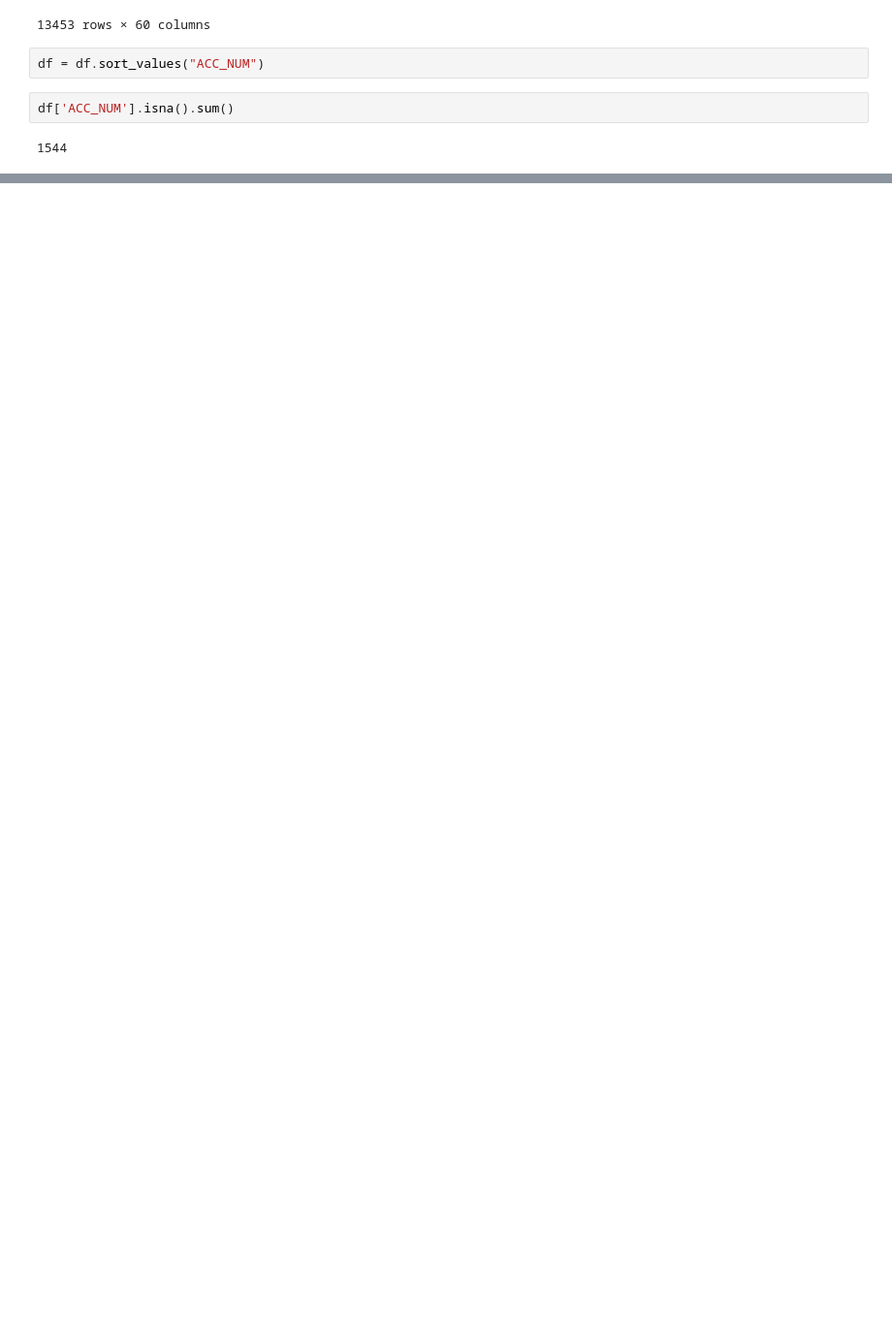
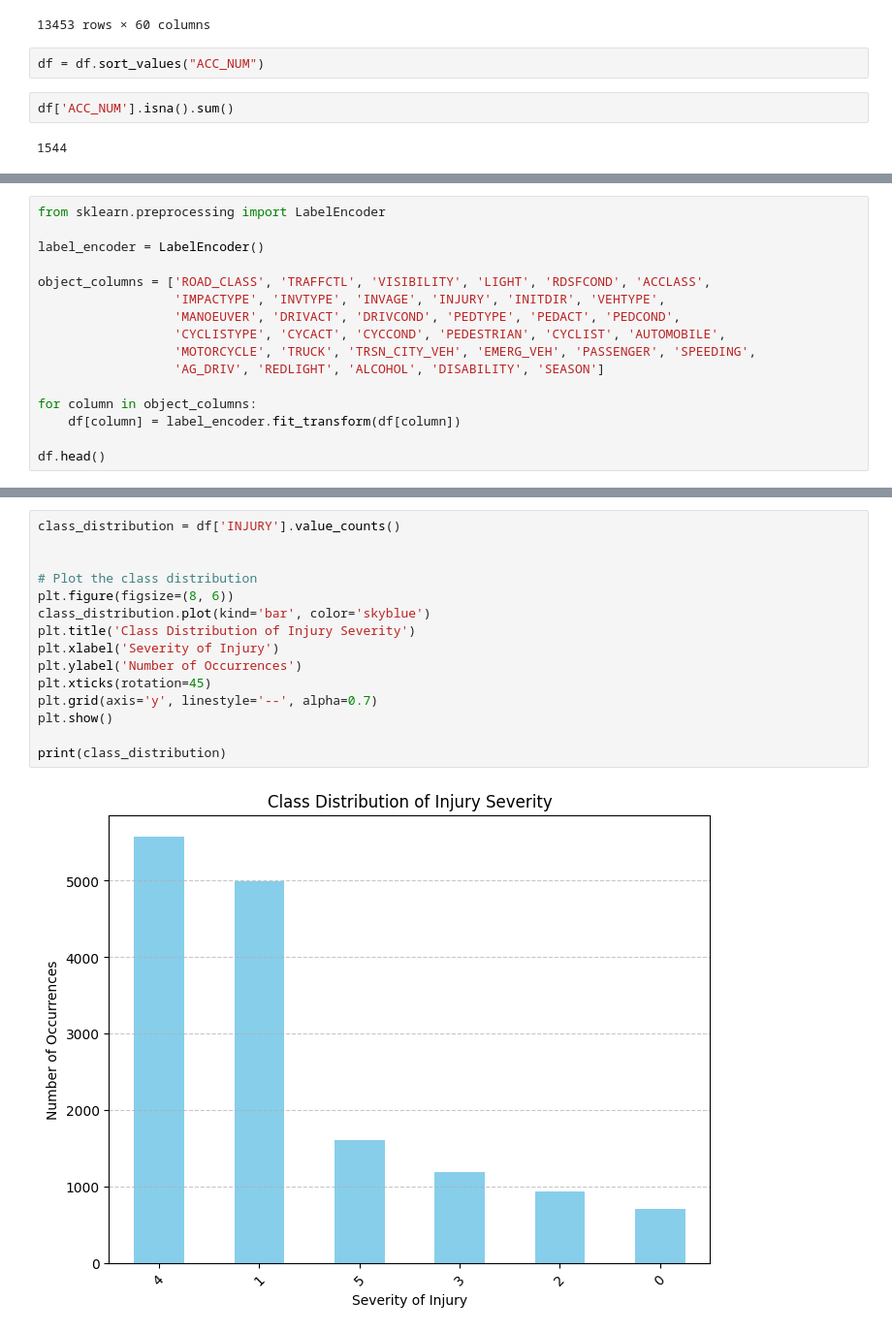
Before and after one commit to Raaj-4320/Kaggle-competition-, a Jupyter notebook: ASSIGNMENT_2_2.ipynb, the cells around one changed output, grey strips where cells are left out. Shown at 97% size. Cells and saved outputs as stored; diff of their text form; blank space fills up the shorter version.

```diff
--- a/ASSIGNMENT_2_2.ipynb
+++ b/ASSIGNMENT_2_2.ipynb
@@ -606,0 +720,16 @@ Name: LOCCOORD, Length: 15000, dtype: object
+# %%
+from sklearn.preprocessing import LabelEncoder
+
+label_encoder = LabelEncoder()
+
+object_columns = ['ROAD_CLASS', 'TRAFFCTL', 'VISIBILITY', 'LIGHT', 'RDSFCOND', 'ACCLASS',
+                  'IMPACTYPE', 'INVTYPE', 'INVAGE', 'INJURY', 'INITDIR', 'VEHTYPE',
+                  'MANOEUVER', 'DRIVACT', 'DRIVCOND', 'PEDTYPE', 'PEDACT', 'PEDCOND',
+                  'CYCLISTYPE', 'CYCACT', 'CYCCOND', 'PEDESTRIAN', 'CYCLIST', 'AUTOMOBILE',
+                  'MOTORCYCLE', 'TRUCK', 'TRSN_CITY_VEH', 'EMERG_VEH', 'PASSENGER', 'SPEEDING',
+                  'AG_DRIV', 'REDLIGHT', 'ALCOHOL', 'DISABILITY', 'SEASON']
+
+for column in object_columns:
+    df[column] = label_encoder.fit_transform(df[column])
+
+df.head()
@@ -606,0 +844,17 @@ Name: LOCCOORD, Length: 15000, dtype: object
+# %%
+class_distribution = df['INJURY'].value_counts()
+
+
+# Plot the class distribution
+plt.figure(figsize=(8, 6))
+class_distribution.plot(kind='bar', color='skyblue')
+plt.title('Class Distribution of Injury Severity')
+plt.xlabel('Severity of Injury')
+plt.ylabel('Number of Occurrences')
+plt.xticks(rotation=45)
+plt.grid(axis='y', linestyle='--', alpha=0.7)
+plt.show()
+
+print(class_distribution)
+# %% [output]
+[figure, added]
```
Also changed, not shown: parts of 35 cells of this notebook.
